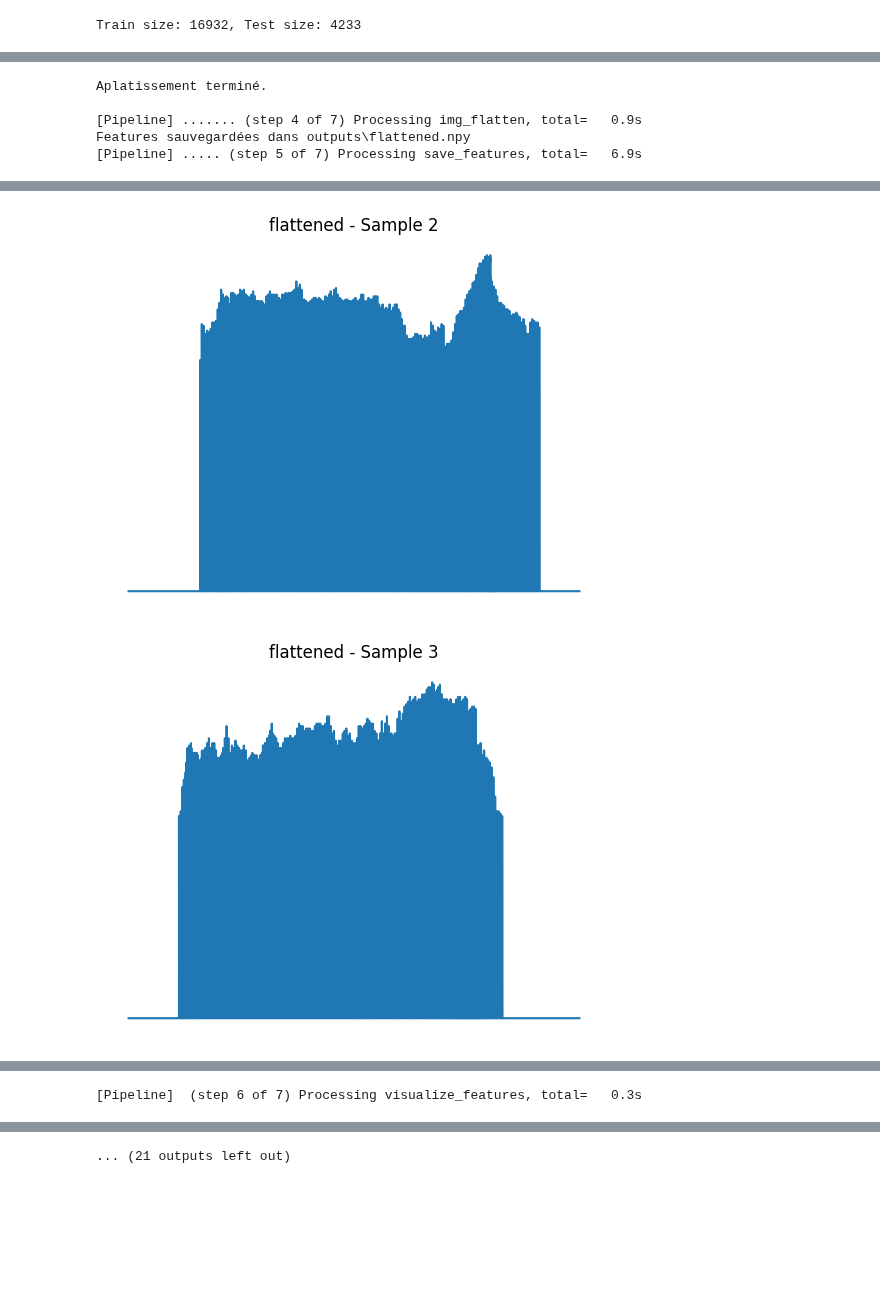
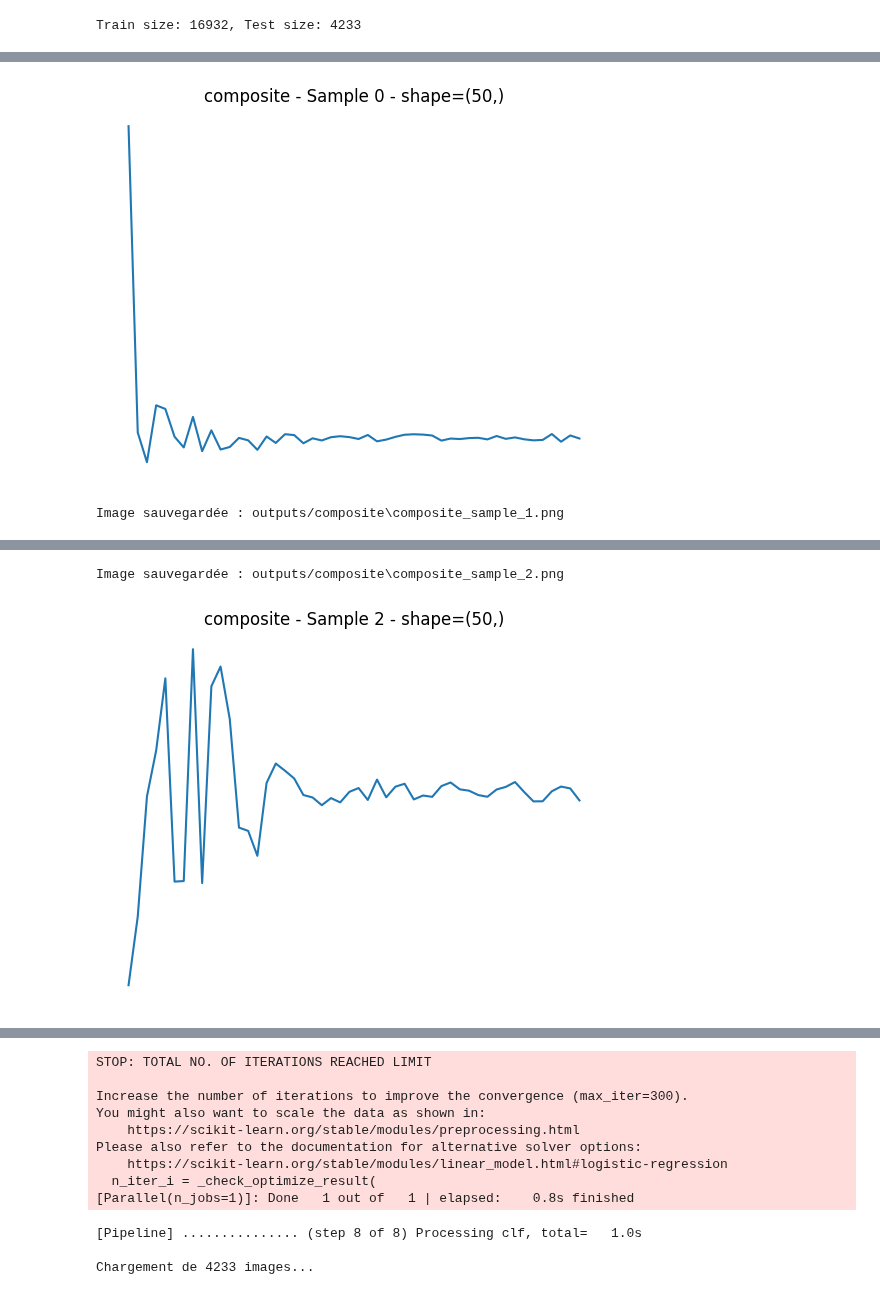
Before and after one commit to L-Poca/Data_Pipeline, a Jupyter notebook: src/notebooks/main_pipeline.ipynb, the cells around one changed output, grey strips where cells are left out. Drawn from its saved outputs; the diff is of its cells as text; code cells hidden in the pictures; blank space fills up the shorter version.

Commit message:
data pipe init

```diff
--- a/src/notebooks/main_pipeline.ipynb
+++ b/src/notebooks/main_pipeline.ipynb
@@ -221,0 +493,27 @@ pipeline = Pipeline(steps, verbose=True)
+# %%
+# Test de chargement des différents pipelines
+print("=" * 60)
+print("TEST DES PIPELINES")
+print("=" * 60)
+
+try:
+    # Test pipeline simple
+    pipeline_simple = load_pipeline_by_name("simple", masks)
+    print(f"✅ Pipeline simple: {len(pipeline_simple.steps)} étapes")
+
+    # Test pipeline augmenté
+    pipeline_augmented = load_pipeline_by_name("augmented", masks)
+    print(f"✅ Pipeline augmenté: {len(pipeline_augmented.steps)} étapes")
+
+    # Test pipeline feature engineering
+    pipeline_fe = load_pipeline_by_name("feature_engineering", masks)
+    print(f"✅ Pipeline feature engineering: {len(pipeline_fe.steps)} étapes")
+
+    # Test pipeline composite
+    pipeline_composite = load_pipeline_by_name("composite", masks)
+    print(f"✅ Pipeline composite: {len(pipeline_composite.steps)} étapes")
+
+    print("\n🎉 Tous les pipelines ont été chargés avec succès !")
+
+except Exception as e:
+    print(f"❌ Erreur lors du test: {e}")
@@ -222,10 +538,11 @@ pipeline = Pipeline(steps, verbose=True)
 # %%
-pipeline.fit(X_train, y_train)
+#pipeline.fit(X_train, y_train)
+pipeline_composite.fit(X_train, y_train)
 
 # ... entraînement du pipeline ...
-y_pred = pipeline.predict(X_test)
+y_pred = pipeline_composite.predict(X_test)
 
-print("Accuracy:", pipeline.score(X_test, y_test))
+print("Accuracy:", pipeline_composite.score(X_test, y_test))
 print("\nClassification report :")
 print(classification_report(y_test, y_pred))
 
@@ -251,5 +576,2 @@ Aplatissement de 16932 images ...
+[figure, new version]
-Aplatissement terminé.
-
-[Pipeline] ....... (step 4 of 7) Processing img_flatten, total=   0.9s
-Features sauvegardées dans outputs\flattened.npy
-[Pipeline] ..... (step 5 of 7) Processing save_features, total=   6.9s
+Image sauvegardée : outputs/composite\composite_sample_1.png
@@ -258,2 +579,2 @@ Features sauvegardées dans outputs\flattened.npy
+Image sauvegardée : outputs/composite\composite_sample_2.png
-[figure, old version]
+[figure, new version]
-[figure, removed]
@@ -261 +580,0 @@ Features sauvegardées dans outputs\flattened.npy
-[Pipeline]  (step 6 of 7) Processing visualize_features, total=   0.3s
@@ -263 +582,12 @@ Features sauvegardées dans outputs\flattened.npy
-... (21 outputs left out)
+STOP: TOTAL NO. OF ITERATIONS REACHED LIMIT
+
+Increase the number of iterations to improve the convergence (max_iter=300).
+You might also want to scale the data as shown in:
+    https://scikit-learn.org/stable/modules/preprocessing.html
+Please also refer to the documentation for alternative solver options:
+    https://scikit-learn.org/stable/modules/linear_model.html#logistic-regression
+  n_iter_i = _check_optimize_result(
+[Parallel(n_jobs=1)]: Done   1 out of   1 | elapsed:    0.8s finished
+[Pipeline] ............... (step 8 of 8) Processing clf, total=   1.0s
+
+Chargement de 4233 images...
```
Also changed, not shown: parts of 17 cells of this notebook, 5 other files.
